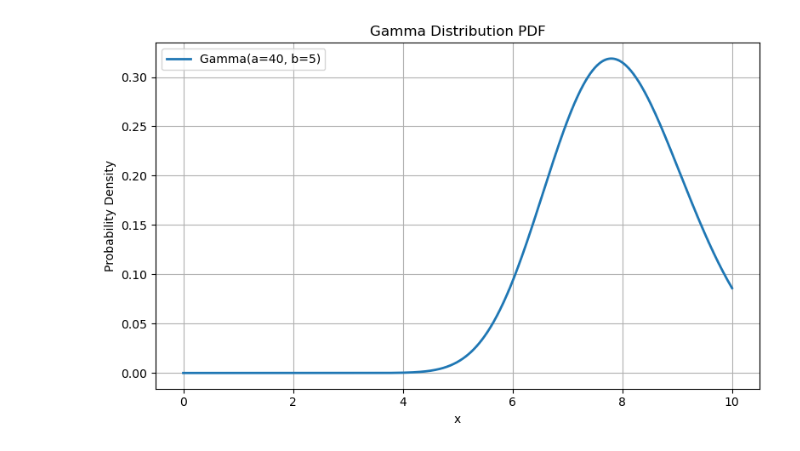
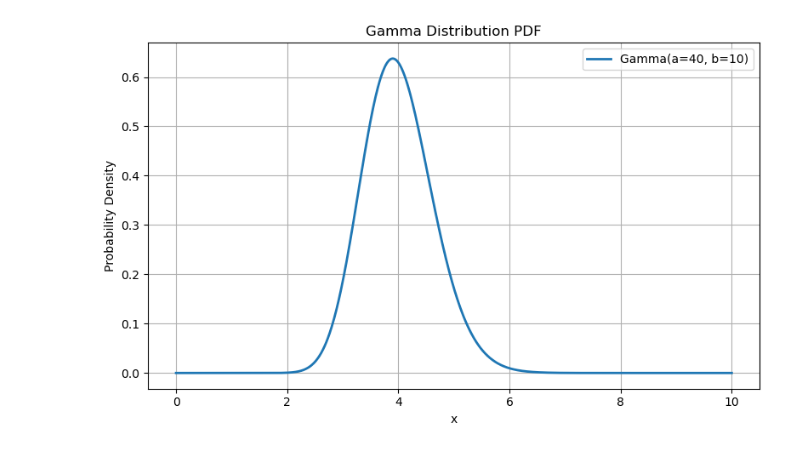
Before and after one commit to joaocb2002/ObjectNav-Msc, a Jupyter notebook: experiments/dirichlet-dist-testing/gamma-behaviour.ipynb, the cells around one changed output. Saved outputs shown, nothing was run; the diff lists cells and outputs as text; code cells hidden in the pictures.

```diff
--- a/experiments/dirichlet-dist-testing/gamma-behaviour.ipynb
+++ b/experiments/dirichlet-dist-testing/gamma-behaviour.ipynb
@@ -1,27 +1,27 @@
 # %%
 import matplotlib.pyplot as plt
 import numpy as np
 from scipy.stats import gamma
 
 # Parameters of the Gamma distribution
 a = 40  # shape parameter, must be > 1
-b = 5  # rate parameter
+b = 10  # rate parameter
 scale = 1 / b  # scale is the inverse of rate in scipy's gamma
 
 # Generate x values
 x = np.linspace(0, 10, 1000)
 # Compute the PDF of the Gamma distribution
 pdf = gamma.pdf(x, a, scale=scale)
 
 # Plot
 plt.figure(figsize=(8, 5))
 plt.plot(x, pdf, label=f'Gamma(a={a}, b={b})', lw=2)
 plt.title('Gamma Distribution PDF')
 plt.xlabel('x')
 plt.ylabel('Probability Density')
 plt.legend()
 plt.grid(True)
 plt.tight_layout()
 plt.show()
 # %% [output]
-[figure, old version]
+[figure, new version]
```
Also changed, not shown: 3 other files.
